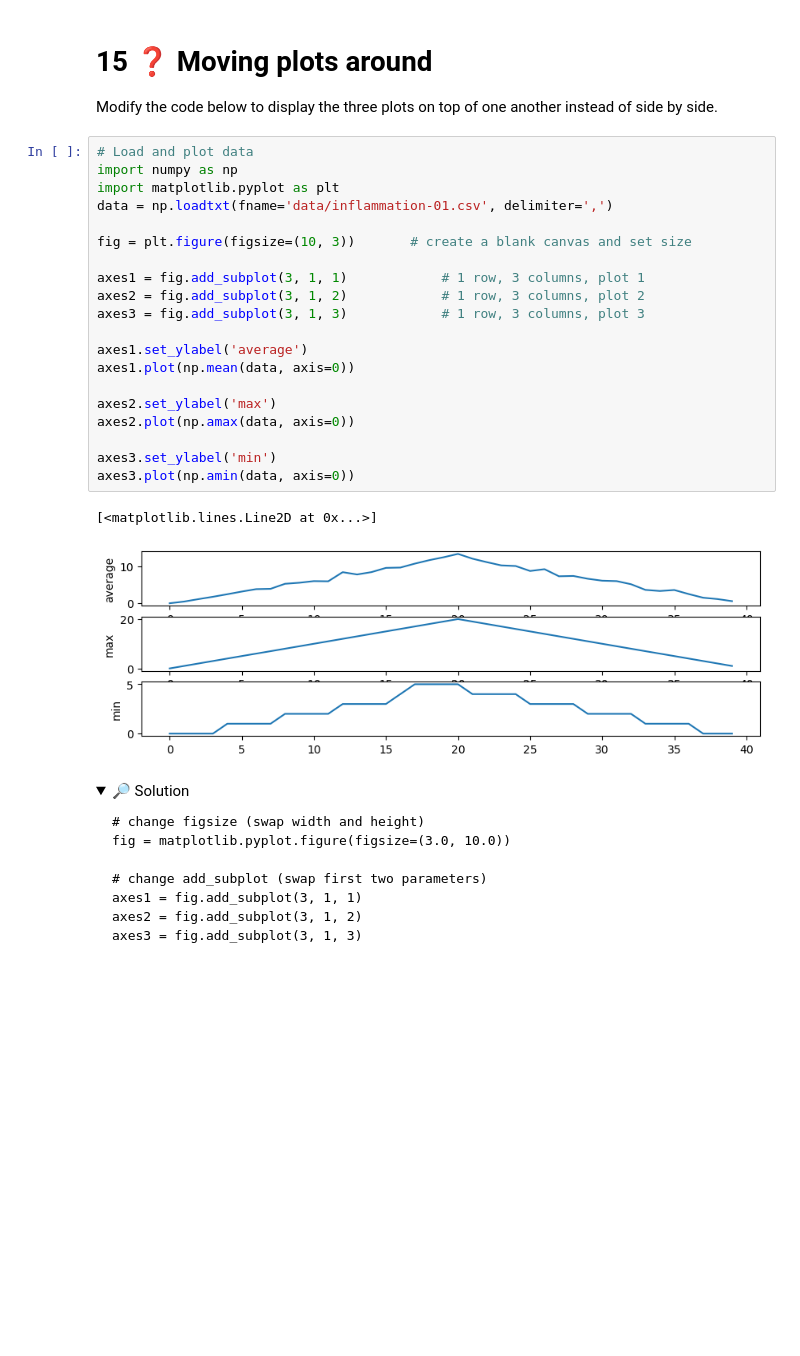
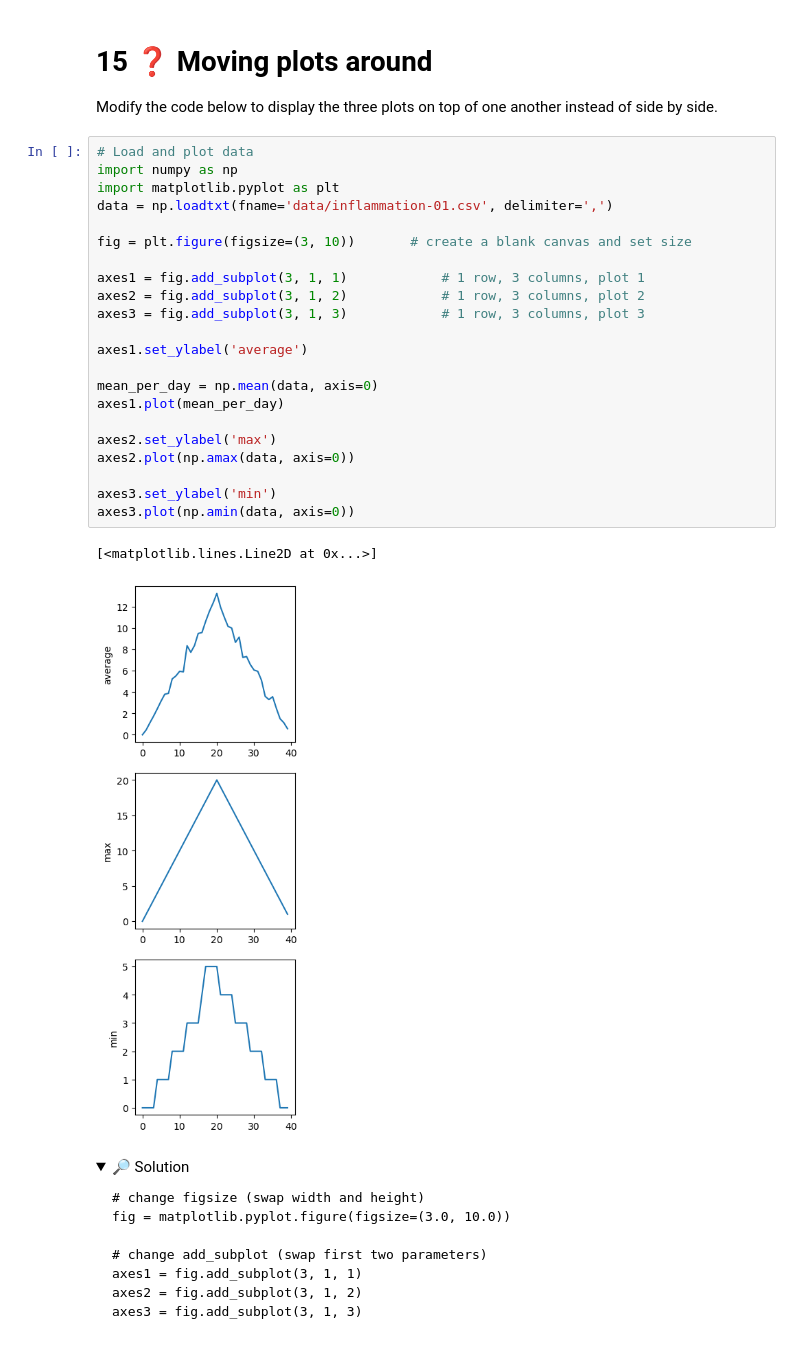
Before and after one commit to tu-delft-library/introduction_to_programming_with_python, a Jupyter notebook: material_for_participants/exercises_day_one.ipynb, the cells around one changed output. Drawn from its saved outputs; the diff is of its cells as text; folded sections open; blank space fills up the shorter version.

```diff
--- a/material_for_participants/exercises_day_one.ipynb
+++ b/material_for_participants/exercises_day_one.ipynb
@@ -645,26 +645,28 @@ Modify the code below to display the three plots on top of one another instead o
 # %%
 # Load and plot data
 import numpy as np
 import matplotlib.pyplot as plt
 data = np.loadtxt(fname='data/inflammation-01.csv', delimiter=',')
 
-fig = plt.figure(figsize=(10, 3))       # create a blank canvas and set size
+fig = plt.figure(figsize=(3, 10))       # create a blank canvas and set size
 
 axes1 = fig.add_subplot(3, 1, 1)            # 1 row, 3 columns, plot 1
 axes2 = fig.add_subplot(3, 1, 2)            # 1 row, 3 columns, plot 2
 axes3 = fig.add_subplot(3, 1, 3)            # 1 row, 3 columns, plot 3
 
 axes1.set_ylabel('average')
-axes1.plot(np.mean(data, axis=0))
+
+mean_per_day = np.mean(data, axis=0)
+axes1.plot(mean_per_day)
 
 axes2.set_ylabel('max')
 axes2.plot(np.amax(data, axis=0))
 
 axes3.set_ylabel('min')
 axes3.plot(np.amin(data, axis=0))
 # %% [output]
 [<matplotlib.lines.Line2D at 0x...>]
-[figure, old version]
+[figure, new version]
 # %% [markdown]
 <details>
 <summary>🔎 Solution</summary>
```
